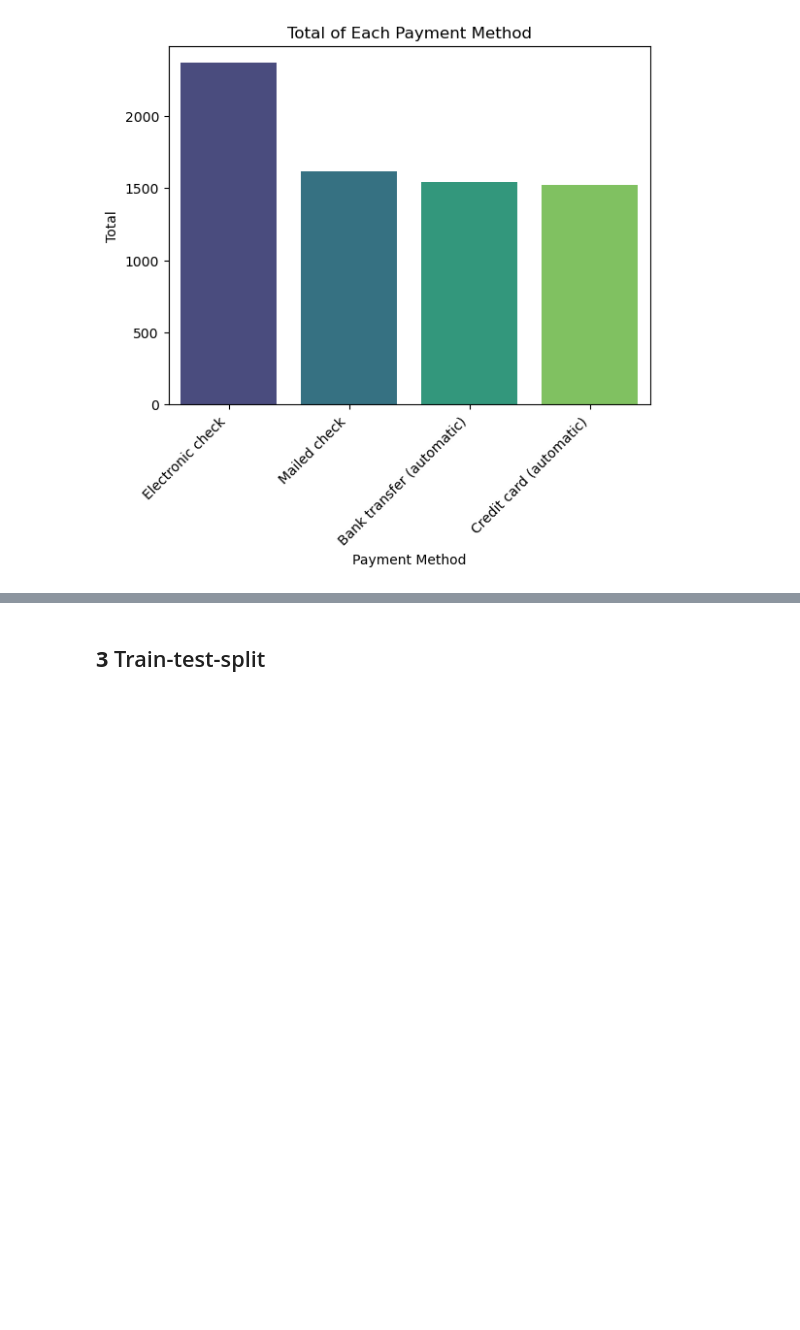
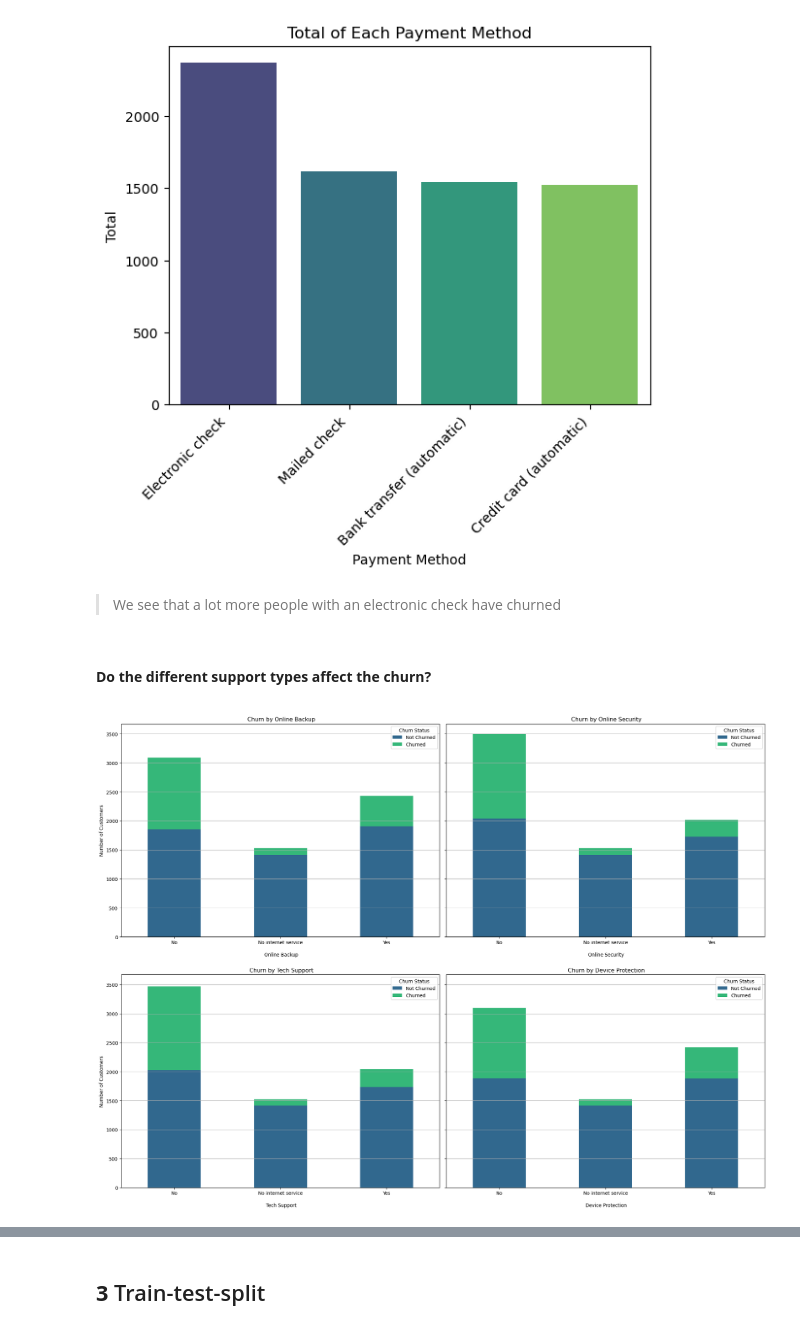
Before and after one commit to ldearlove/Digital-Futures-Swan-Project, a Jupyter notebook: White Swan.ipynb, the cells around one changed output, grey strips where cells are left out. Saved outputs shown, nothing was run; the diff lists cells and outputs as text; code cells hidden in the pictures; blank space fills up the shorter version.

```diff
--- a/White Swan.ipynb
+++ b/White Swan.ipynb
@@ -309,0 +258,56 @@ plt.show()
+# %% [markdown]
+> We see that a lot more people with an electronic check have churned
+# %% [markdown]
+\
+**Do the different support types affect the churn?**
+# %%
+# Count churn and not churn for each category
+churn_counts_backup = df.groupby(['Online Backup', 'Churn Value']).size().unstack(fill_value=0)
+churn_counts_security = df.groupby(['Online Security', 'Churn Value']).size().unstack(fill_value=0)
+churn_counts_tech_support = df.groupby(['Tech Support', 'Churn Value']).size().unstack(fill_value=0)
+churn_counts_device_protection = df.groupby(['Device Protection', 'Churn Value']).size().unstack(fill_value=0)
+
+# Plotting
+fig, axes = plt.subplots(nrows=2, ncols=2, figsize=(20, 15), sharey=True)
+
+# Define viridis palette
+colors = sns.color_palette('viridis',2)
+
+# Plot for Online Backup
+churn_counts_backup.plot(kind='bar', stacked=True, color=colors, ax=axes[0, 0])
+axes[0, 0].set_title('\n Churn by Online Backup')
+axes[0, 0].set_xlabel('\n Online Backup')
+axes[0, 0].set_ylabel('Number of Customers')
+axes[0, 0].legend(['Not Churned', 'Churned'], title='Churn Status')
+axes[0, 0].grid(axis='y')
+axes[0, 0].set_xticklabels(axes[0, 0].get_xticklabels(), rotation=0, ha='center')
+
+# Plot for Online Security
+churn_counts_security.plot(kind='bar', stacked=True, color=colors, ax=axes[0, 1])
+axes[0, 1].set_title('\n Churn by Online Security')
+axes[0, 1].set_xlabel('\n Online Security')
+axes[0, 1].legend(['Not Churned', 'Churned'], title='Churn Status')
+axes[0, 1].grid(axis='y')
+axes[0, 1].set_xticklabels(axes[0, 0].get_xticklabels(), rotation=0, ha='center')
+
+# Plot for Tech Support
+churn_counts_tech_support.plot(kind='bar', stacked=True, color=colors, ax=axes[1, 0])
+axes[1, 0].set_title('\n Churn by Tech Support')
+axes[1, 0].set_xlabel('\n Tech Support')
+axes[1, 0].set_ylabel('Number of Customers')
+axes[1, 0].legend(['Not Churned', 'Churned'], title='Churn Status')
+axes[1, 0].grid(axis='y')
+axes[1, 0].set_xticklabels(axes[0, 0].get_xticklabels(), rotation=0, ha='center')
+
+# Plot for Device Protection
+churn_counts_device_protection.plot(kind='bar', stacked=True, color=colors, ax=axes[1, 1])
+axes[1, 1].set_title('\n Churn by Device Protection')
+axes[1, 1].set_xlabel('\n Device Protection')
+axes[1, 1].legend(['Not Churned', 'Churned'], title='Churn Status')
+axes[1, 1].grid(axis='y')
+axes[1, 1].set_xticklabels(axes[0, 0].get_xticklabels(), rotation=0, ha='center')
+
+plt.tight_layout()
+plt.show()
+# %% [output]
+[figure, added]
```
Also changed, not shown: parts of 25 cells of this notebook.
